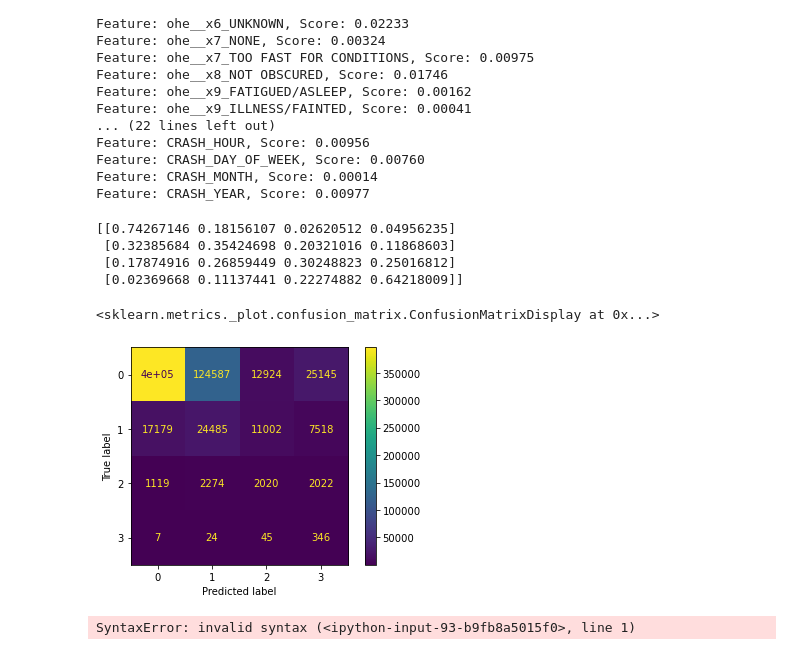
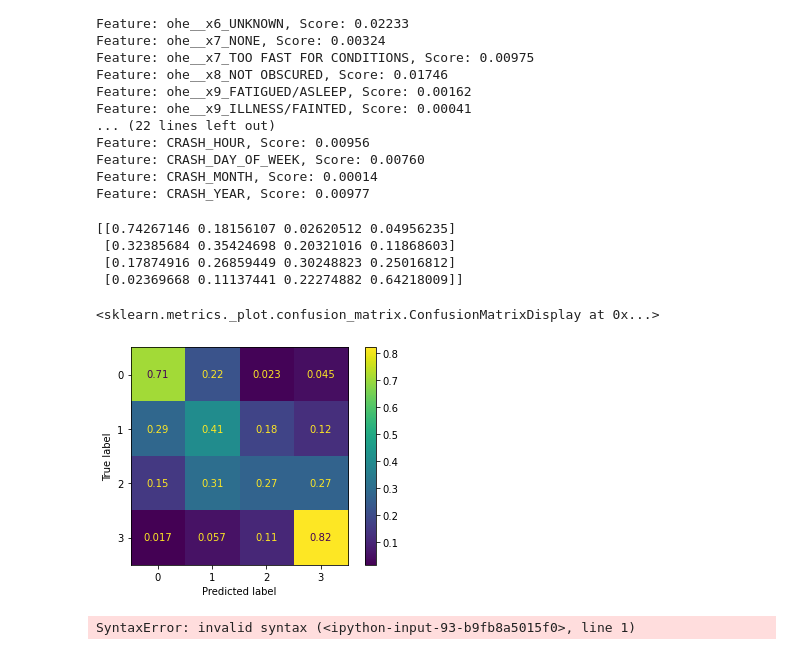
Before and after one commit to AngieKay/Chicago-Crashes, a Jupyter notebook: Ang_notebook_1.ipynb, the cells around one changed output. Saved outputs shown, nothing was run; the diff lists cells and outputs as text; code cells hidden in the pictures.

```diff
--- a/Ang_notebook_1.ipynb
+++ b/Ang_notebook_1.ipynb
@@ -704,15 +706,15 @@ y_pred = cross_val_predict(model_pipe.steps[1][1], X_train_cleaned, y_train)
 # %%
 from sklearn.metrics import plot_confusion_matrix
 cm = confusion_matrix(y_train, y_pred, normalize = 'true')
 print(cm)
-plot_confusion_matrix(model_pipe, X_train_cleaned, y_train)
+plot_confusion_matrix(model_pipe, X_train_cleaned, y_train, normalize = 'true')
 # %% [output]
 [[0.74267146 0.18156107 0.02620512 0.04956235]
  [0.32385684 0.35424698 0.20321016 0.11868603]
  [0.17874916 0.26859449 0.30248823 0.25016812]
  [0.02369668 0.11137441 0.22274882 0.64218009]]
 <sklearn.metrics._plot.confusion_matrix.ConfusionMatrixDisplay at 0x...>
-[figure, old version]
+[figure, new version]
 # %%
 # from sklearn.model_selection import cross_validate
 
```
Also changed, not shown: parts of 2 cells of this notebook, 2 other files.
